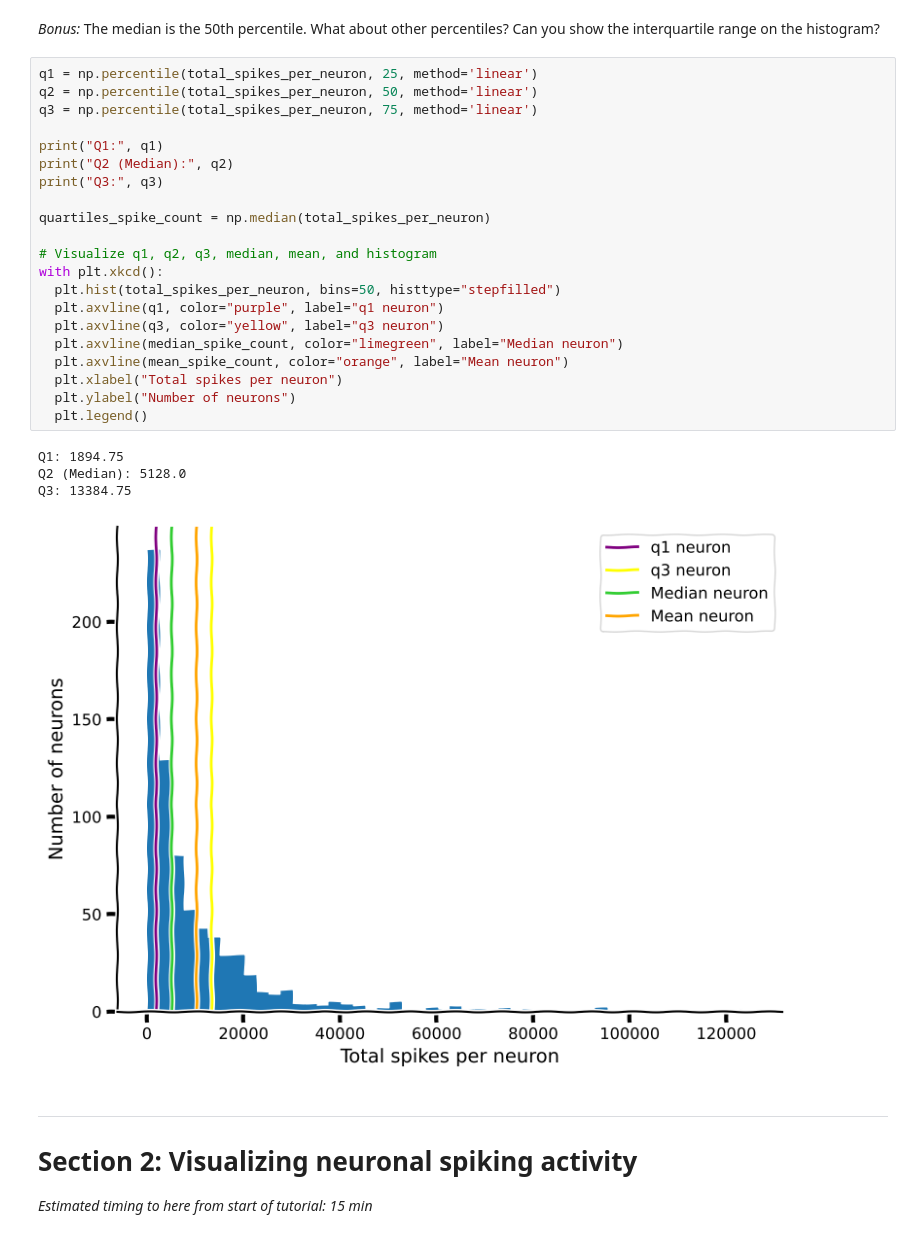
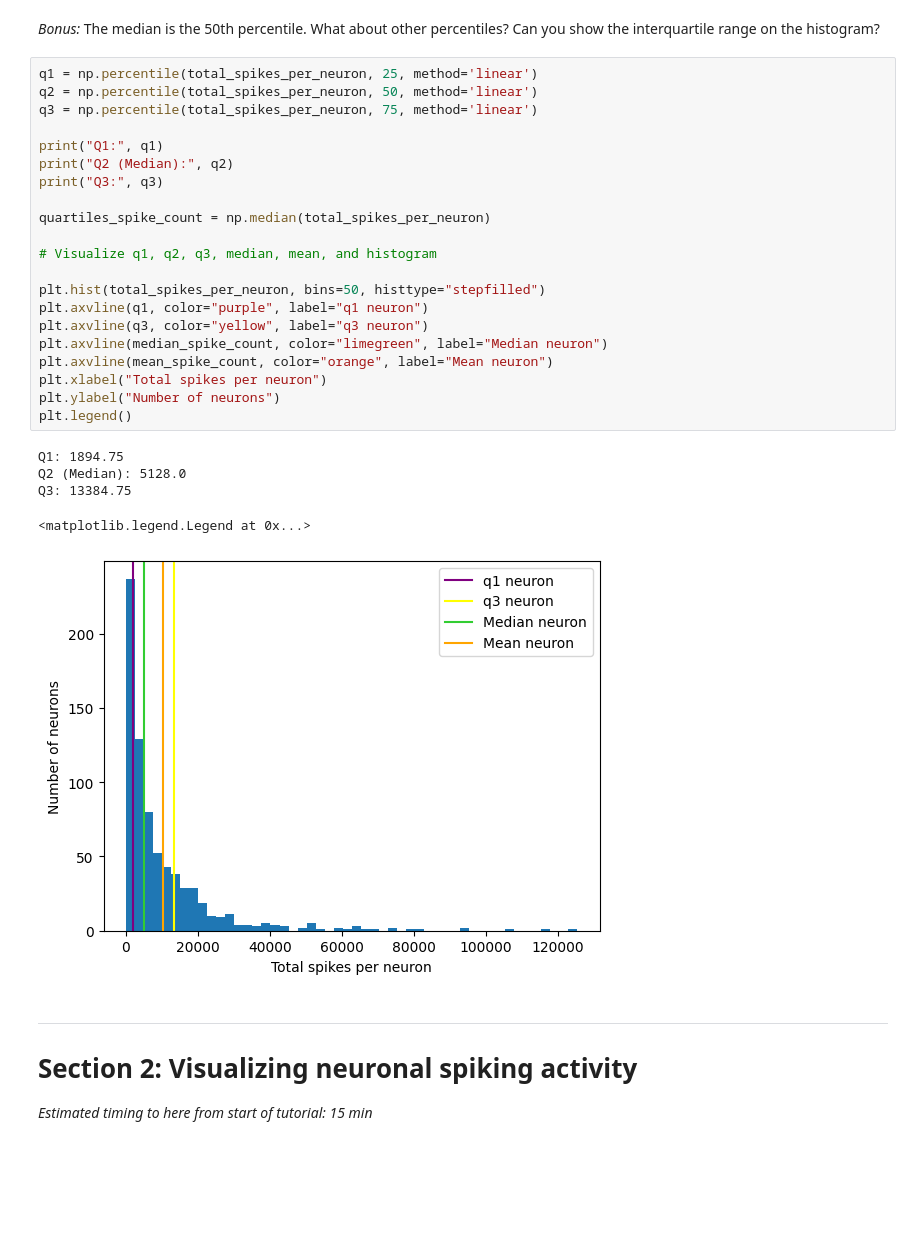
Before and after one commit to Mah-En/Computational-Neuroscience, a Jupyter notebook: tutorials/W1D1_ModelTypes/instructor/W1D1_Tutorial1.ipynb, the cells around one changed output. Drawn from its saved outputs; the diff is of its cells as text; blank space fills up the shorter version.

```diff
--- a/tutorials/W1D1_ModelTypes/instructor/W1D1_Tutorial1.ipynb
+++ b/tutorials/W1D1_ModelTypes/instructor/W1D1_Tutorial1.ipynb
@@ -278,29 +247,30 @@ with plt.xkcd():
 # %%
 q1 = np.percentile(total_spikes_per_neuron, 25, method='linear')
 q2 = np.percentile(total_spikes_per_neuron, 50, method='linear')
 q3 = np.percentile(total_spikes_per_neuron, 75, method='linear')
 
 print("Q1:", q1)
 print("Q2 (Median):", q2)
 print("Q3:", q3)
 
 quartiles_spike_count = np.median(total_spikes_per_neuron)
 
 # Visualize q1, q2, q3, median, mean, and histogram
-with plt.xkcd():
-  plt.hist(total_spikes_per_neuron, bins=50, histtype="stepfilled")
-  plt.axvline(q1, color="purple", label="q1 neuron")
-  plt.axvline(q3, color="yellow", label="q3 neuron")
-  plt.axvline(median_spike_count, color="limegreen", label="Median neuron")
-  plt.axvline(mean_spike_count, color="orange", label="Mean neuron")
-  plt.xlabel("Total spikes per neuron")
-  plt.ylabel("Number of neurons")
-  plt.legend()
+
+plt.hist(total_spikes_per_neuron, bins=50, histtype="stepfilled")
+plt.axvline(q1, color="purple", label="q1 neuron")
+plt.axvline(q3, color="yellow", label="q3 neuron")
+plt.axvline(median_spike_count, color="limegreen", label="Median neuron")
+plt.axvline(mean_spike_count, color="orange", label="Mean neuron")
+plt.xlabel("Total spikes per neuron")
+plt.ylabel("Number of neurons")
+plt.legend()
 # %% [output]
 Q1: 1894.75
 Q2 (Median): 5128.0
 Q3: 13384.75
+<matplotlib.legend.Legend at 0x...>
-[figure, old version]
+[figure, new version]
 # %% [markdown]
 ---
 
```
Also changed, not shown: parts of 13 cells of this notebook.
